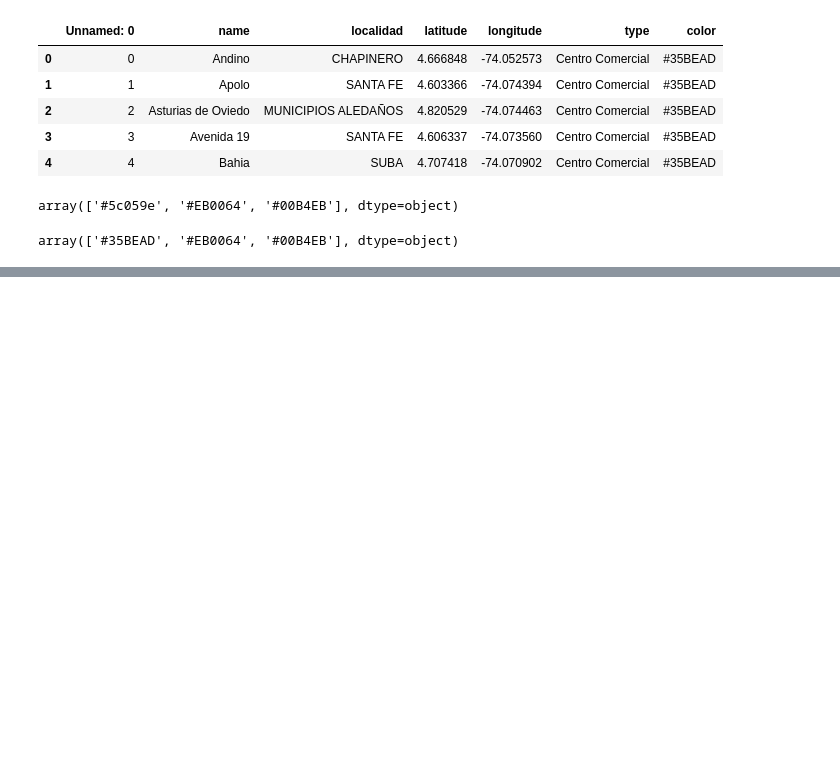
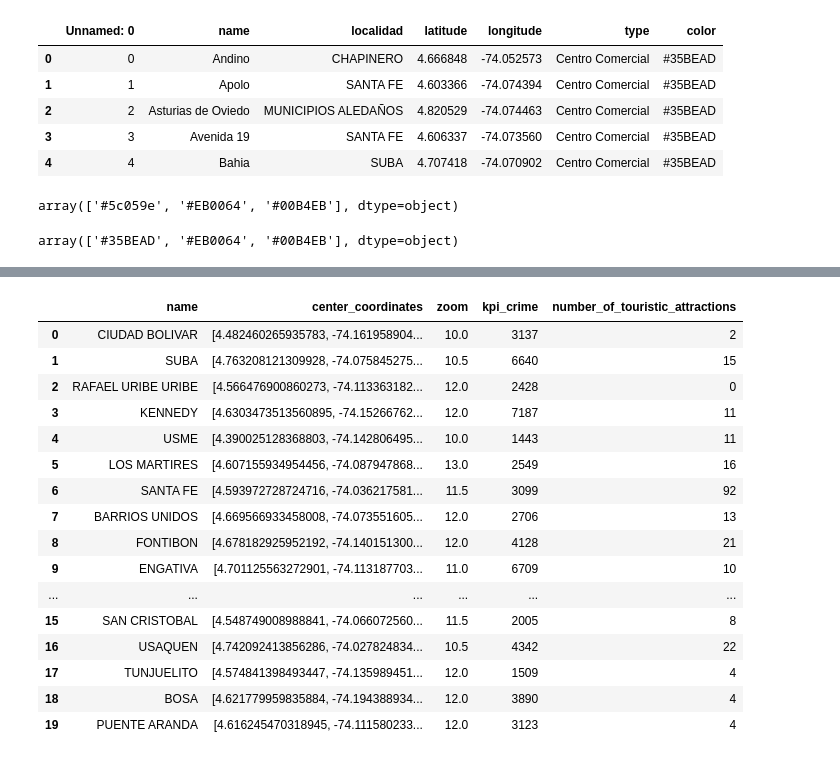
Before and after one commit to DMGochoa/team-126-dash-app, a Jupyter notebook: cambios.ipynb, the cells around one changed output, grey strips where cells are left out. Drawn from its saved outputs; the diff is of its cells as text; code cells hidden in the pictures; blank space fills up the shorter version.

```diff
--- a/cambios.ipynb
+++ b/cambios.ipynb
@@ -25,0 +140,22 @@ df.to_csv("./data-cleaned/scattermap_points.csv", index=False)
+# %%
+df_kpis = pd.read_csv('./data-cleaned/localidades_properties.csv', index_col=0)
+# %%
+df_kpis
+# %% [output]
+|  | name | center_coordinates | zoom | kpi_crime | number_of_touristic_attractions |
+| 0 | CIUDAD BOLIVAR | [4.482460265935783, -74.161958904... | 10.0 | 3137 | 2 |
+| 1 | SUBA | [4.763208121309928, -74.075845275... | 10.5 | 6640 | 15 |
+| 2 | RAFAEL URIBE URIBE | [4.566476900860273, -74.113363182... | 12.0 | 2428 | 0 |
+| 3 | KENNEDY | [4.6303473513560895, -74.15266762... | 12.0 | 7187 | 11 |
+| 4 | USME | [4.390025128368803, -74.142806495... | 10.0 | 1443 | 11 |
+| 5 | LOS MARTIRES | [4.607155934954456, -74.087947868... | 13.0 | 2549 | 16 |
+| 6 | SANTA FE | [4.593972728724716, -74.036217581... | 11.5 | 3099 | 92 |
+| 7 | BARRIOS UNIDOS | [4.669566933458008, -74.073551605... | 12.0 | 2706 | 13 |
+| 8 | FONTIBON | [4.678182925952192, -74.140151300... | 12.0 | 4128 | 21 |
+| 9 | ENGATIVA | [4.701125563272901, -74.113187703... | 11.0 | 6709 | 10 |
+| ... | ... | ... | ... | ... | ... |
+| 15 | SAN CRISTOBAL | [4.548749008988841, -74.066072560... | 11.5 | 2005 | 8 |
+| 16 | USAQUEN | [4.742092413856286, -74.027824834... | 10.5 | 4342 | 22 |
+| 17 | TUNJUELITO | [4.574841398493447, -74.135989451... | 12.0 | 1509 | 4 |
+| 18 | BOSA | [4.621779959835884, -74.194388934... | 12.0 | 3890 | 4 |
+| 19 | PUENTE ARANDA | [4.616245470318945, -74.111580233... | 12.0 | 3123 | 4 |
```
Also changed, not shown: parts of 24 cells of this notebook, 4 other files.
